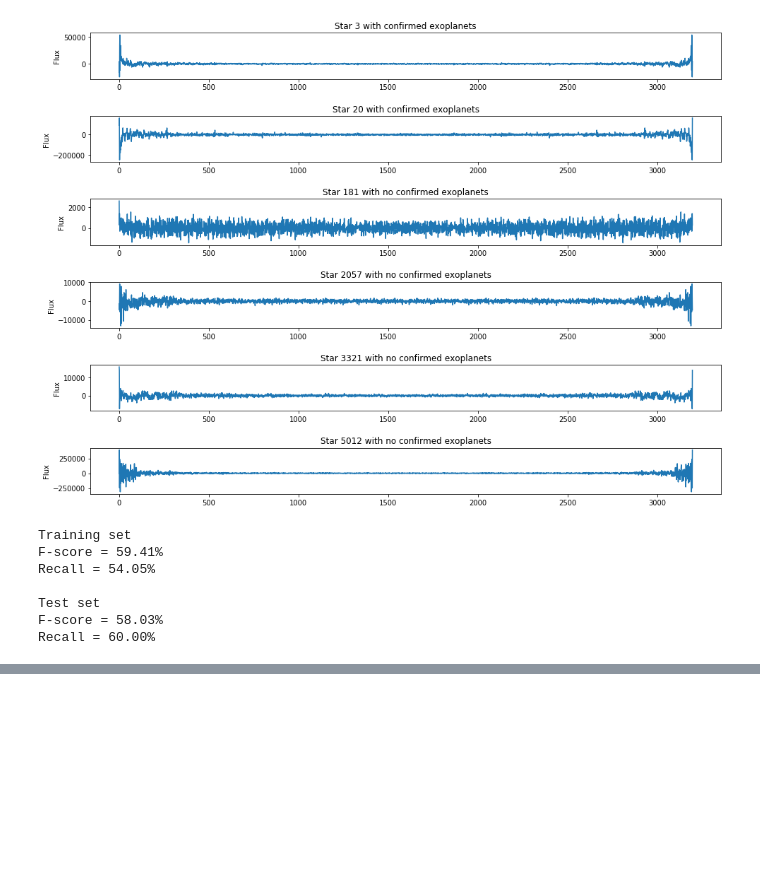
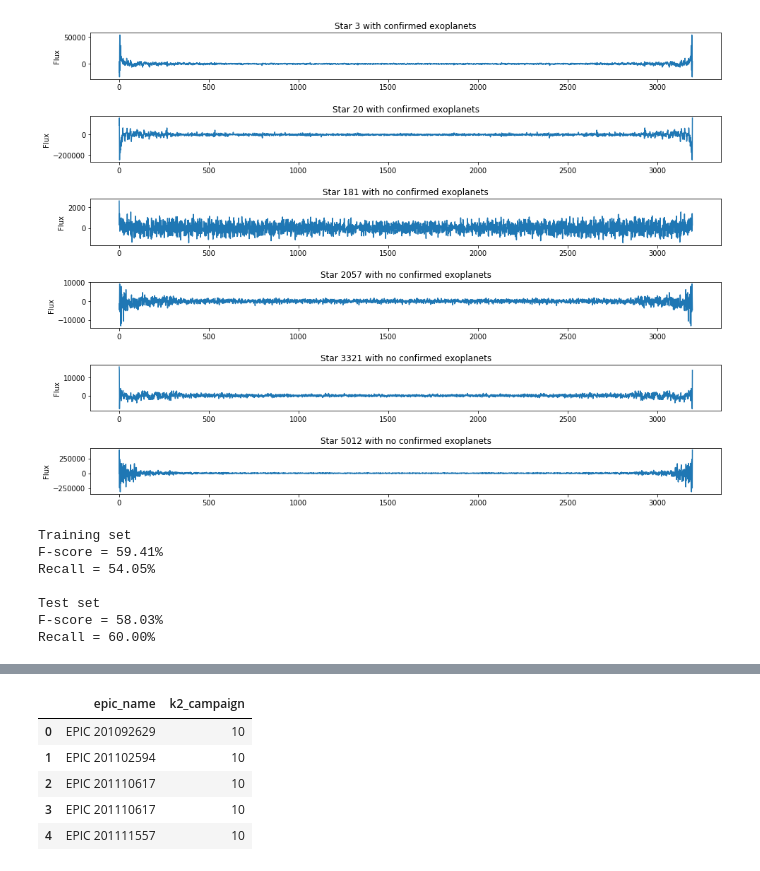
Before and after one commit to alexkapele/exoplanet-exploration, a Jupyter notebook: exoplanet_exploration.ipynb, the cells around one changed output, grey strips where cells are left out. Drawn from its saved outputs; the diff is of its cells as text; code cells hidden in the pictures; blank space fills up the shorter version.

```diff
--- a/exoplanet_exploration.ipynb
+++ b/exoplanet_exploration.ipynb
@@ -212,0 +190,10 @@ CHECKSUM= 'LeaENZXBLdaBLZUB'   / HDU checksum updated 2018-07-17T00:40:38Z
+# %%
+k2_cand_names = k2_cands[['epic_name','k2_campaign']]
+k2_cand_names.head()
+# %% [output]
+|  | epic_name | k2_campaign |
+| 0 | EPIC 201092629 | 10 |
+| 1 | EPIC 201102594 | 10 |
+| 2 | EPIC 201110617 | 10 |
+| 3 | EPIC 201110617 | 10 |
+| 4 | EPIC 201111557 | 10 |
```
Also changed, not shown: parts of 15 cells of this notebook, 1 other file.
